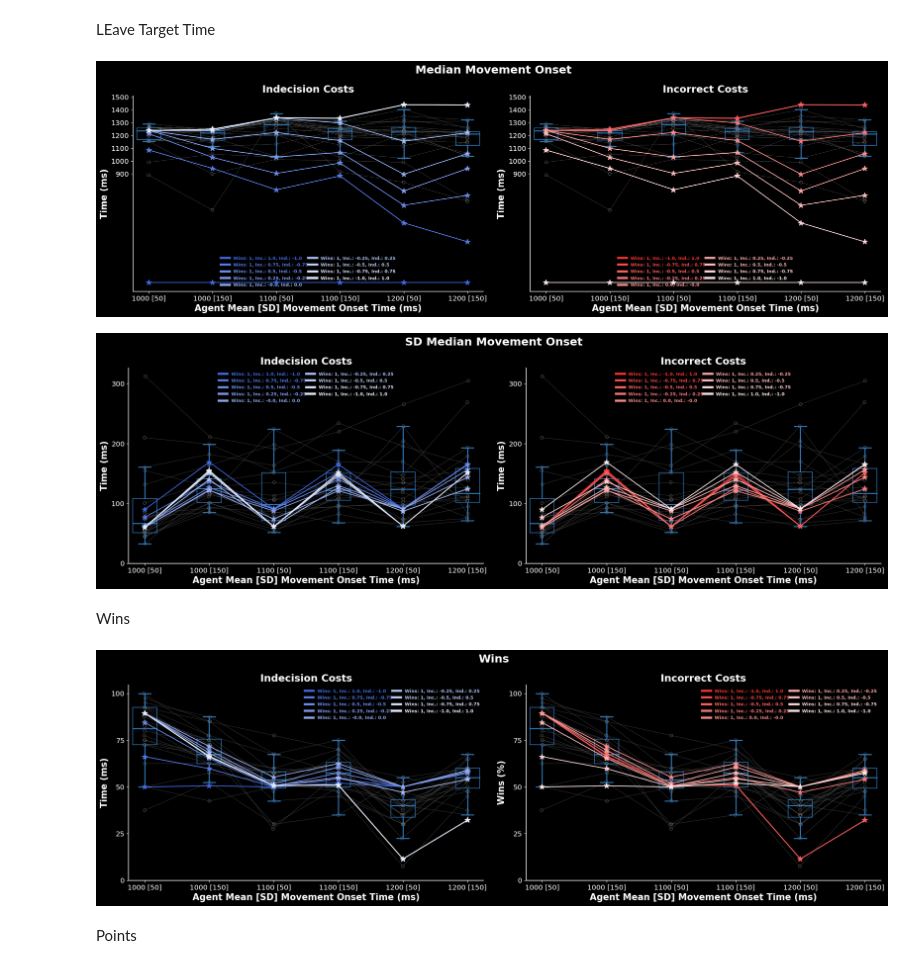
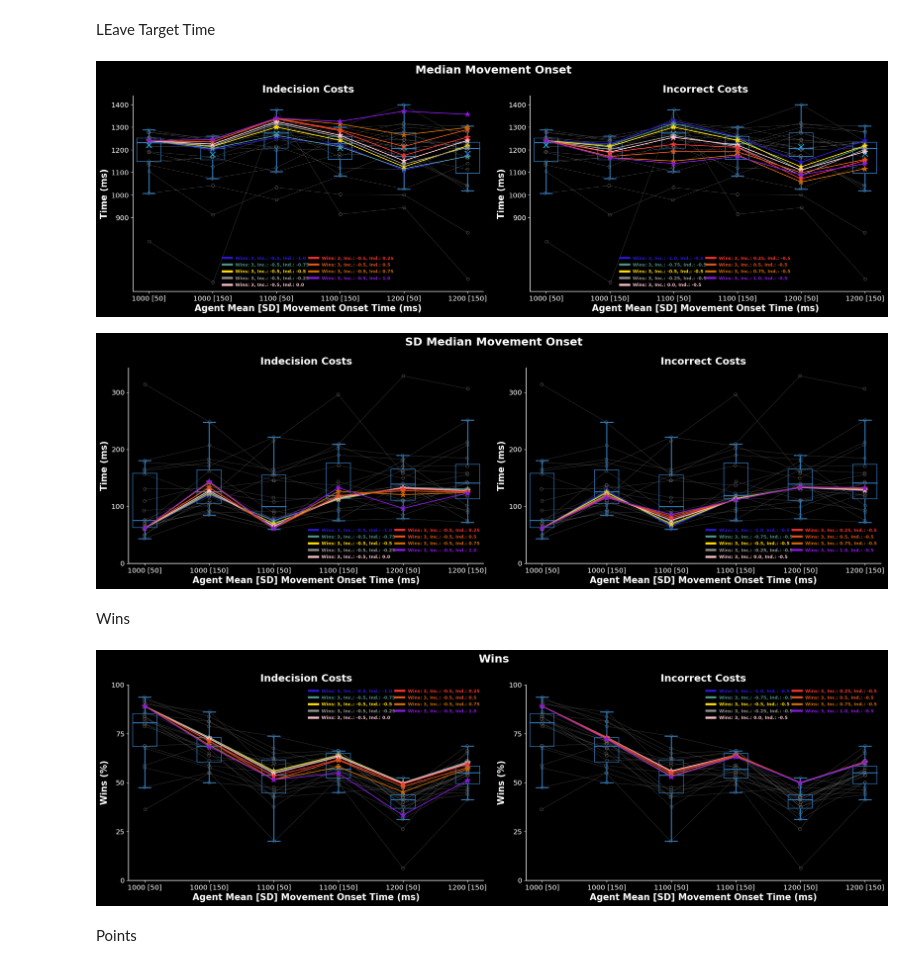
Before and after one commit to SethSullivan/MatchPennies-Agent-Expirement, a Jupyter notebook: scripts/optimal_model/Manually_Adjusting_Incorrect_Indecision_Costs.ipynb, the cells around one changed output. Drawn from its saved outputs; the diff is of its cells as text; code cells hidden in the pictures.

```diff
--- a/scripts/optimal_model/Manually_Adjusting_Incorrect_Indecision_Costs.ipynb
+++ b/scripts/optimal_model/Manually_Adjusting_Incorrect_Indecision_Costs.ipynb
@@ -39,8 +39,8 @@ it = InitialThangs(experiment)
 # %% [markdown]
 # Pickle Data
 # %%
-# if 'group' not in locals():
-group = rdf.generate_subject_object_v3(experiment,'Second Half')
+if 'group' not in locals():
+    group = rdf.generate_subject_object_v3(experiment,)
 # %% [markdown]
 # Create Model
 # %% [markdown]
@@ -100,7 +100,8 @@ results_metric_keys = ["prob_indecision"]
 # %%
 inc_incorrect_costs = [-1.00,-0.75,-0.50,-0.25,0.00,0.25,0.50,0.75,1.00]
 win_rewards = [1]*len(inc_incorrect_costs)
-inc_indecision_costs = list(np.array(inc_incorrect_costs)*-1)
+# inc_indecision_costs = [list(np.array(inc_incorrect_costs)*-1])
+inc_indecision_costs = [0]*len(inc_incorrect_costs)
 incorrect_cost_models = []
 incorrect_cost_model_labels = []
 for win_reward,incorrect_cost,indecision_cost in zip(win_rewards,inc_incorrect_costs,inc_indecision_costs):
@@ -117,11 +118,11 @@ for win_reward,incorrect_cost,indecision_cost in zip(win_rewards,inc_incorrect_c
         movement_sd  =np.array([mt_sd, mt_sd]),
         timing_sd    =np.array([time_sd, time_sd]),
         perc_wins_when_both_reach=perc_wins_both_reach,
-        guess_switch_delay=np.array([[0, 0]]).T, # Designed like this for broadcasting reasons
-        guess_switch_sd=np.array([[0, 0]]).T,
-        electromechanical_delay=np.array([[50, 50]]).T,
+        guess_switch_delay=np.array([[70, 0]]).T, # Designed like this for broadcasting reasons
+        guess_sd=np.array([guess_leave_time_sd,np.zeros(guess_leave_time_sd.shape)]),
+        electromechanical_delay=np.array([[50, 0]]).T,
         switch_cost_exists=True,
-        expected=False,
+        expected=True,
         win_reward=win_reward,
         incorrect_cost=incorrect_cost,
         indecision_cost=indecision_cost,
@@ -132,8 +142,9 @@ for win_reward,incorrect_cost,indecision_cost in zip(win_rewards,inc_incorrect_c
 ### Alter the Indecision Cost, Hold Incorrect Constant
 # %%
 ind_indecision_costs = [-1.00,-0.75,-0.5,-0.25,0.00,0.25,0.50,0.75,1.00]
-win_rewards = [1,1,1,1,1,1,1,1,1]*len(ind_indecision_costs)
-ind_incorrect_costs = list(np.array(ind_indecision_costs)*-1)
+win_rewards = [1]*len(ind_indecision_costs)
+# ind_incorrect_costs = list(np.array(ind_indec ision_costs)*-1)
+ind_incorrect_costs = [0]*len(ind_indecision_costs)
 indecision_cost_models = []
 indecision_cost_model_labels = []
 for win_reward,incorrect_cost,indecision_cost in zip(win_rewards,ind_incorrect_costs,ind_indecision_costs):
@@ -150,11 +161,11 @@ for win_reward,incorrect_cost,indecision_cost in zip(win_rewards,ind_incorrect_c
         movement_sd  =np.array([mt_sd, mt_sd]),
         timing_sd    =np.array([time_sd, time_sd]),
         perc_wins_when_both_reach=perc_wins_both_reach,
-        guess_switch_delay=np.array([[0, 0]]).T, # Designed like this for broadcasting reasons
-        guess_switch_sd=np.array([[0, 0]]).T,
-        electromechanical_delay=np.array([[50, 50]]).T,
+        guess_switch_delay=np.array([[70, 0]]).T, # Designed like this for broadcasting reasons
+        guess_sd=np.array([guess_leave_time_sd,np.zeros(guess_leave_time_sd.shape)]),
+        electromechanical_delay=np.array([[50, 0]]).T,
         switch_cost_exists=True,
-        expected=False,
+        expected=True,
         win_reward=win_reward,
         incorrect_cost=incorrect_cost,
         indecision_cost=indecision_cost,
@@ -195,9 +206,12 @@ num_colors = 10
 colormap_hex = generate_colormap(base_colors_hex, num_colors)
 # %% [markdown]
 LEave Target Time
+# %%
+line_colors = wheel.get_random_color(10)
 # %%
 if True:
     metric = np.nanmedian(group.movement_metrics.movement_onset_times('task'), axis=2)
+    true_medians = np.nanmedian(group.movement_metrics.movement_onset_times('task'), axis=(2,0))
     indecision_model_metrics = [model.results.get_metric(model.player_behavior.wtd_leave_time,
                                             metric_type='true', decision_type='optimal') for model in indecision_cost_models]
     incorrect_model_metrics = [model.results.get_metric(model.player_behavior.wtd_leave_time,
@@ -216,7 +230,7 @@ if True:
         ylocs=ylocs,
         box_width=0.75,
         colors=wheel.seth_blue,
-        line_colors = generate_colormap([wheel.blue,wheel.white],len(indecision_model_metrics)),
+        line_colors = line_colors,
         linestyles=['-']*len(indecision_model_metrics),
         xticklabels=it.trial_block_titles,
         xlabel= it.xlabel,
@@ -234,7 +248,7 @@ if True:
         ylocs=ylocs,
         box_width=0.75,
         colors=wheel.seth_blue,
-        line_colors = generate_colormap([wheel.red,wheel.white],len(indecision_model_metrics)),
+        line_colors = line_colors,
         linestyles=['-']*len(indecision_model_metrics),
         xticklabels=it.trial_block_titles,
         xlabel= it.xlabel,
@@ -242,6 +256,8 @@ if True:
         title='Incorrect Costs',
         legend_fontsize = 8
     )
+    ax1.scatter(xlocs, true_medians, s=100,marker='x')
+    ax2.scatter(xlocs, true_medians, s=100,marker='x')
     # ax.set_xlim(min(xlocs) - 1.8 * bw, max(xlocs) + 1.8 * bw)
     # ax.set_ylim(600, max(ylocs))
     fig.suptitle('Median Movement Onset')
@@ -271,7 +287,7 @@ if True:
         ylocs=ylocs,
         box_width=0.75,
         colors=wheel.seth_blue,
-        line_colors = generate_colormap([wheel.blue,wheel.white],len(indecision_model_metrics)),
+        line_colors = line_colors,
         linestyles=['-']*len(indecision_model_metrics),
         xticklabels=it.trial_block_titles,
         xlabel= it.xlabel,
@@ -289,7 +305,7 @@ if True:
         ylocs=ylocs,
         box_width=0.75,
         colors=wheel.seth_blue,
-        line_colors = generate_colormap([wheel.red,wheel.white],len(indecision_model_metrics)),
+        line_colors = line_colors,
         linestyles=['-']*len(indecision_model_metrics),
         xticklabels=it.trial_block_titles,
         xlabel= it.xlabel,
@@ -310,43 +326,43 @@ if False:
     metric = iqr(group.movement_metrics.movement_onset_times('task'), axis=2)
     indecision_model_metrics = [model.results.get_metric(model.player_behavior.wtd_leave_time_iqr,
                                             metric_type='true', decision_type='optimal') for model in indecision_cost_models]
     incorrect_model_metrics = [model.results.get_metric(model.player_behavior.wtd_leave_time_iqr,
                                     metric_type='true', decision_type='optimal') for model in incorrect_cost_models]
     w, h = 10, 6
     axmain, ax = pf.make_figure_panel(figsize=(w, h), inset_size=(1.3, 0.9, w - 1.4, h - 1.3))
     pf.multiple_models_boxplot_v2(
         ax=ax,
         data=metric,
         model_data_list=indecision_model_metrics,
         labels=indecision_cost_model_labels,
         show_boxplot=True,
         xlocs=np.linspace(0, w, num=len(it.trial_block_titles)),
         ylocs=np.arange(0, 400, 100),
         box_width=0.75,
         colors=wheel.seth_blue,
         linestyles=None,
         xticklabels=it.trial_block_titles,
         xlabel= it.xlabel,
         ylabel = "Time (ms)",
         title = "IQR Movement Onset Time"
     )
     # ax.set_xlim(min(xlocs) - 1.8 * bw, max(xlocs) + 1.8 * bw)
     # ax.set_ylim(600, max(ylocs))
     if save:
         plt.savefig(SAVE_PATH + "mean_leave_target_time_with_optimal_simulation", dpi=400, transparent=True)
     axmain.set_axis_off()
     plt.show()
 # %% [output]
-[figure, old version]
+[figure, new version]
-[figure, old version]
+[figure, new version]
 # %% [markdown]
 Wins
 # %%
 metric = group.score_metrics.score_metric('wins')/group.exp_info.num_task_trials*100
 indecision_model_metrics = [model.results.get_metric(model.score_metrics.prob_win,
-                                            metric_type='true', decision_type='optimal')*100 for model in indecision_cost_models]
+                            metric_type='expected', decision_type='optimal')*100 for model in indecision_cost_models]
 incorrect_model_metrics = [model.results.get_metric(model.score_metrics.prob_win,
-                                    metric_type='true', decision_type='optimal')*100 for model in incorrect_cost_models]
+                           metric_type='expected', decision_type='optimal')*100 for model in incorrect_cost_models]
 w, h = 10, 6
 fig, (ax1,ax2) = plt.subplots(1,2,dpi=116, figsize = (20,6.5))
 xlocs = np.linspace(0, w, num=len(it.trial_block_titles))
@@ -361,11 +377,11 @@ pf.multiple_models_boxplot_v2(
     ylocs=ylocs,
     box_width=0.75,
     colors=wheel.seth_blue,
-    line_colors = generate_colormap([wheel.blue,wheel.white],len(indecision_model_metrics)),
+    line_colors = line_colors,
     linestyles=['-']*len(indecision_model_metrics),
     xticklabels=it.trial_block_titles,
     xlabel= it.xlabel,
-    ylabel = "Time (ms)",
+    ylabel = "Wins (%)",
     title='Indecision Costs',
     legend_fontsize = 8
 )
@@ -379,7 +395,7 @@ pf.multiple_models_boxplot_v2(
     ylocs=ylocs,
     box_width=0.75,
     colors=wheel.seth_blue,
-    line_colors = generate_colormap([wheel.red,wheel.white],len(indecision_model_metrics)),
+    line_colors = line_colors,
     linestyles=['-']*len(indecision_model_metrics),
     xticklabels=it.trial_block_titles,
     xlabel= it.xlabel,
@@ -395,7 +411,7 @@ if save:
     plt.savefig(SAVE_PATH + "mean_leave_target_time_with_optimal_simulation", dpi=400, transparent=True)
 plt.show()
 # %% [output]
-[figure, old version]
+[figure, new version]
 # %% [markdown]
 Points
 # %%
```
Also changed, not shown: parts of 7 cells of this notebook, 4 other files.
